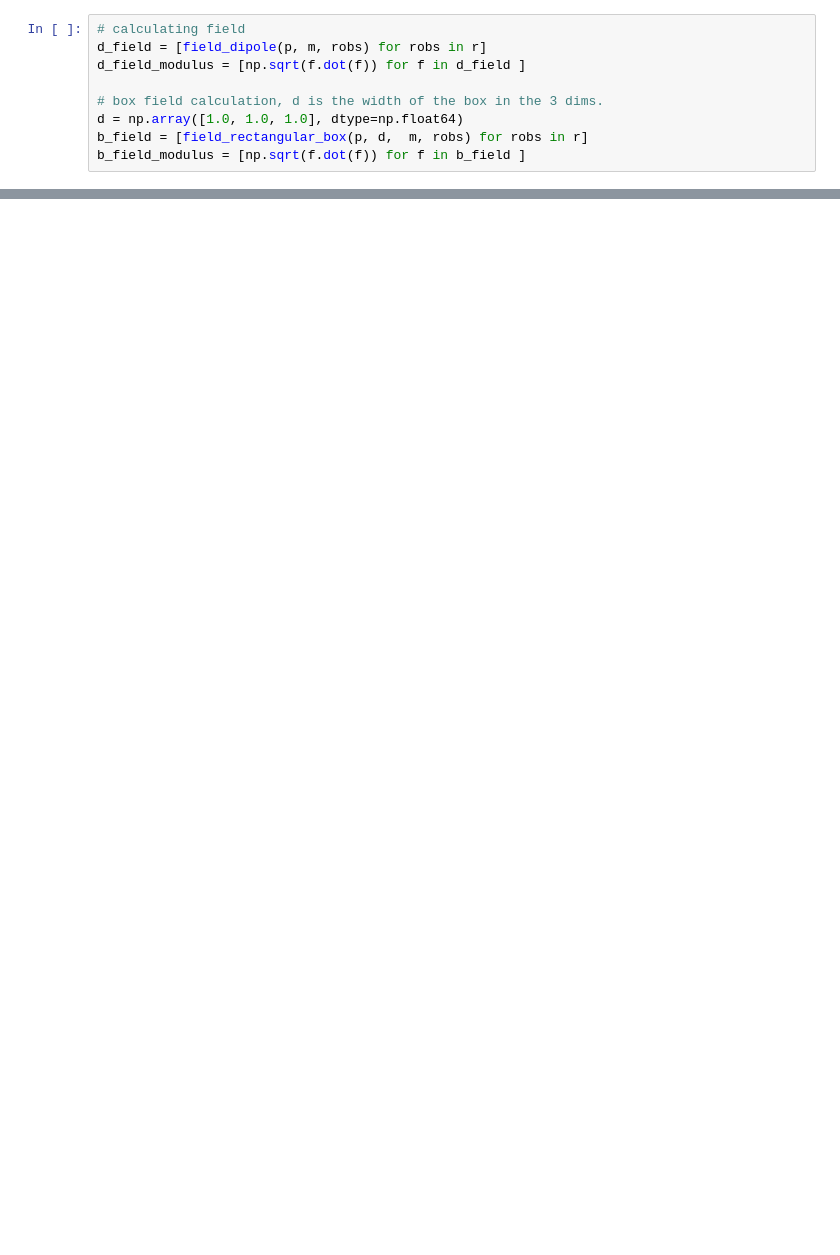
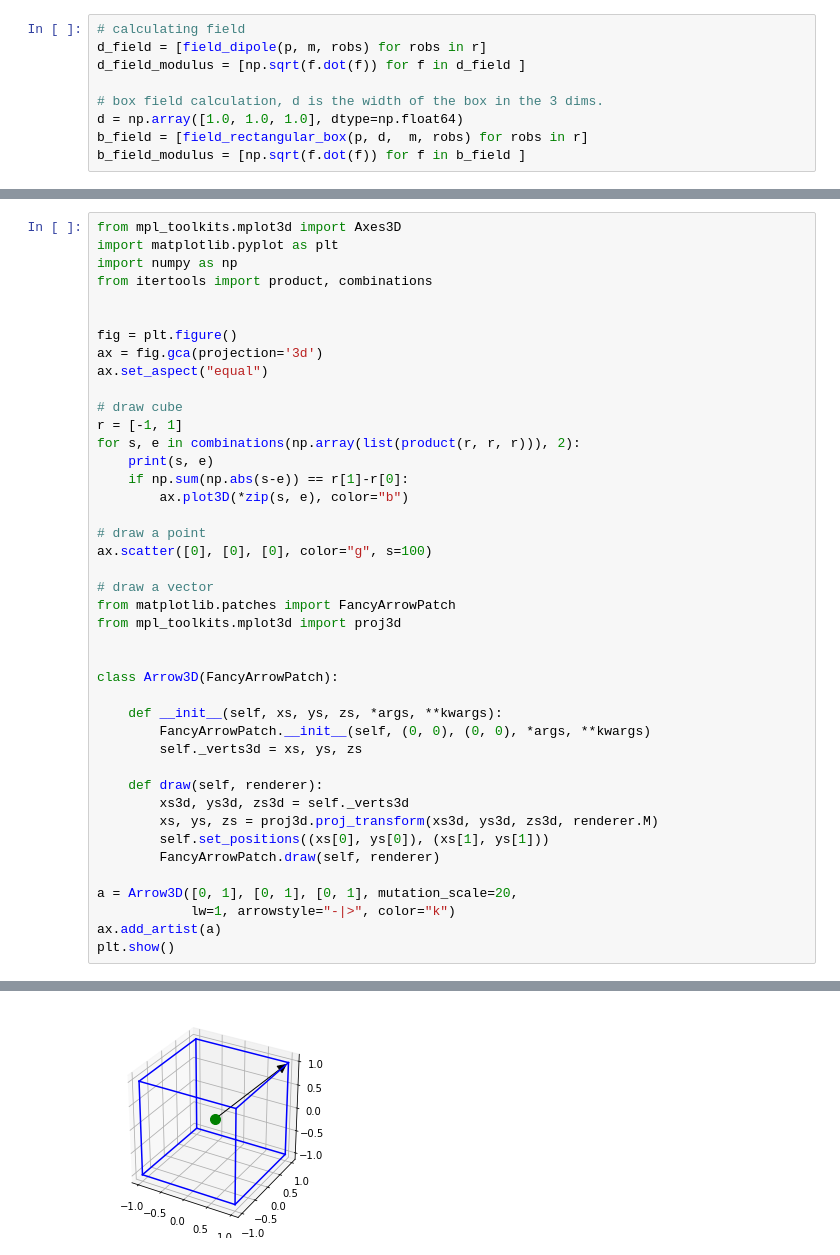
Before and after one commit to SebastiaAgramunt/Micromagnetics, a Jupyter notebook: notebooks/magnetic_field.ipynb, the cells around one changed output, grey strips where cells are left out. Cells and saved outputs as stored; diff of their text form; blank space fills up the shorter version.

```diff
--- a/notebooks/magnetic_field.ipynb
+++ b/notebooks/magnetic_field.ipynb
@@ -322,0 +423,43 @@ len(ro)
+# %%
+from mpl_toolkits.mplot3d import Axes3D
+import matplotlib.pyplot as plt
+import numpy as np
+from itertools import product, combinations
+
+
+fig = plt.figure()
+ax = fig.gca(projection='3d')
+ax.set_aspect("equal")
+
+# draw cube
+r = [-1, 1]
+for s, e in combinations(np.array(list(product(r, r, r))), 2):
+    print(s, e)
+    if np.sum(np.abs(s-e)) == r[1]-r[0]:
+        ax.plot3D(*zip(s, e), color="b")
+
+# draw a point
+ax.scatter([0], [0], [0], color="g", s=100)
+
+# draw a vector
+from matplotlib.patches import FancyArrowPatch
+from mpl_toolkits.mplot3d import proj3d
+
+
+class Arrow3D(FancyArrowPatch):
+
+    def __init__(self, xs, ys, zs, *args, **kwargs):
+        FancyArrowPatch.__init__(self, (0, 0), (0, 0), *args, **kwargs)
+        self._verts3d = xs, ys, zs
+
+    def draw(self, renderer):
+        xs3d, ys3d, zs3d = self._verts3d
+        xs, ys, zs = proj3d.proj_transform(xs3d, ys3d, zs3d, renderer.M)
+        self.set_positions((xs[0], ys[0]), (xs[1], ys[1]))
+        FancyArrowPatch.draw(self, renderer)
+
+a = Arrow3D([0, 1], [0, 1], [0, 1], mutation_scale=20,
+            lw=1, arrowstyle="-|>", color="k")
+ax.add_artist(a)
+plt.show()
+# %% [output]
@@ -322,0 +483 @@ len(ro)
+[figure, added]
```
Also changed, not shown: parts of 18 cells of this notebook.
